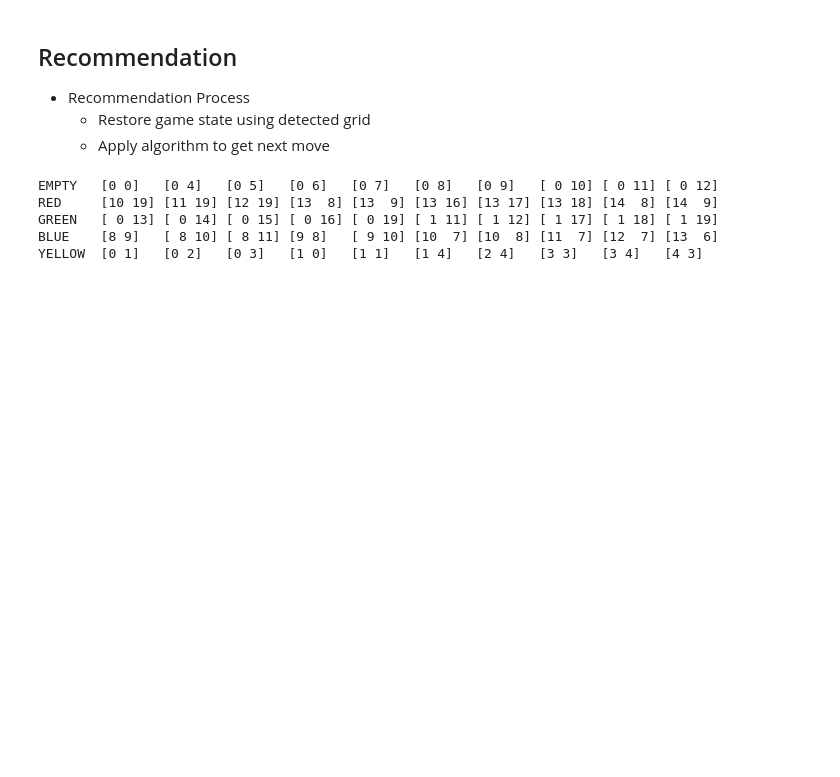
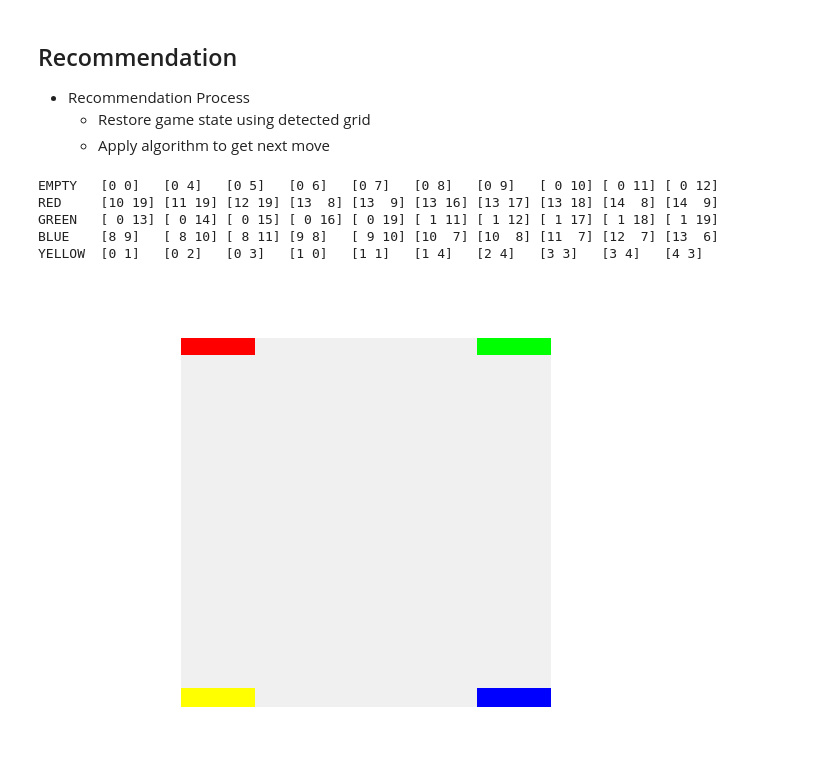
Before and after one commit to tlab-unip/ai_lab_blokus, a Jupyter notebook: readme.ipynb, the cells around one changed output. Saved outputs shown, nothing was run; the diff lists cells and outputs as text; code cells hidden in the pictures; blank space fills up the shorter version.

```diff
--- a/readme.ipynb
+++ b/readme.ipynb
@@ -118,6 +118,38 @@ RED     [10 19] [11 19] [12 19] [13  8] [13  9] [13 16] [13 17] [13 18] [14  8]
 GREEN   [ 0 13] [ 0 14] [ 0 15] [ 0 16] [ 0 19] [ 1 11] [ 1 12] [ 1 17] [ 1 18] [ 1 19]
 BLUE    [8 9]   [ 8 10] [ 8 11] [9 8]   [ 9 10] [10  7] [10  8] [11  7] [12  7] [13  6]
 YELLOW  [0 1]   [0 2]   [0 3]   [1 0]   [1 1]   [1 4]   [2 4]   [3 3]   [3 4]   [4 3]
+# %%
+%matplotlib widget
+from src.game.ui import GameContext, render_pyplot
+from src.types.tiles import SquareColor
+
+players = [
+    SquareColor.RED,
+    SquareColor.GREEN,
+    SquareColor.BLUE,
+    SquareColor.YELLOW,
+]
+game_state = {
+    SquareColor.RED: int(
+        "11110000000000000000".ljust(400, "0"),
+        2,
+    ),
+    SquareColor.GREEN: int(
+        "00000000000000001111".ljust(400, "0"),
+        2,
+    ),
+    SquareColor.BLUE: int(
+        "00000000000000001111".rjust(400, "0"),
+        2,
+    ),
+    SquareColor.YELLOW: int(
+        "11110000000000000000".rjust(400, "0"),
+        2,
+    ),
+}
+render_pyplot(GameContext(players, game_state))
+# %% [output]
+[figure, added]
 # %%
 !jupyter nbconvert --to markdown readme.ipynb
 # %% [output]
```
Also changed, not shown: parts of 4 cells of this notebook, 11 other files.
